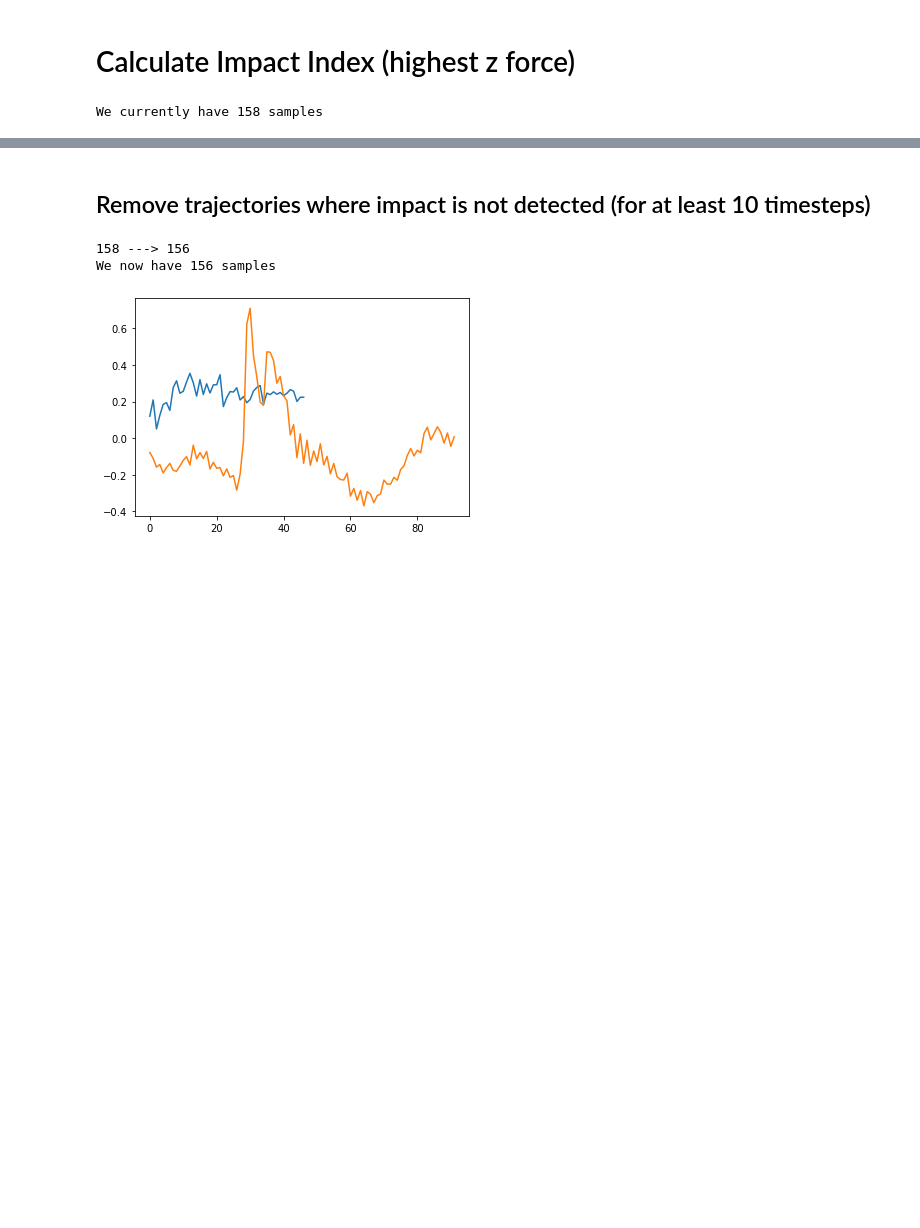
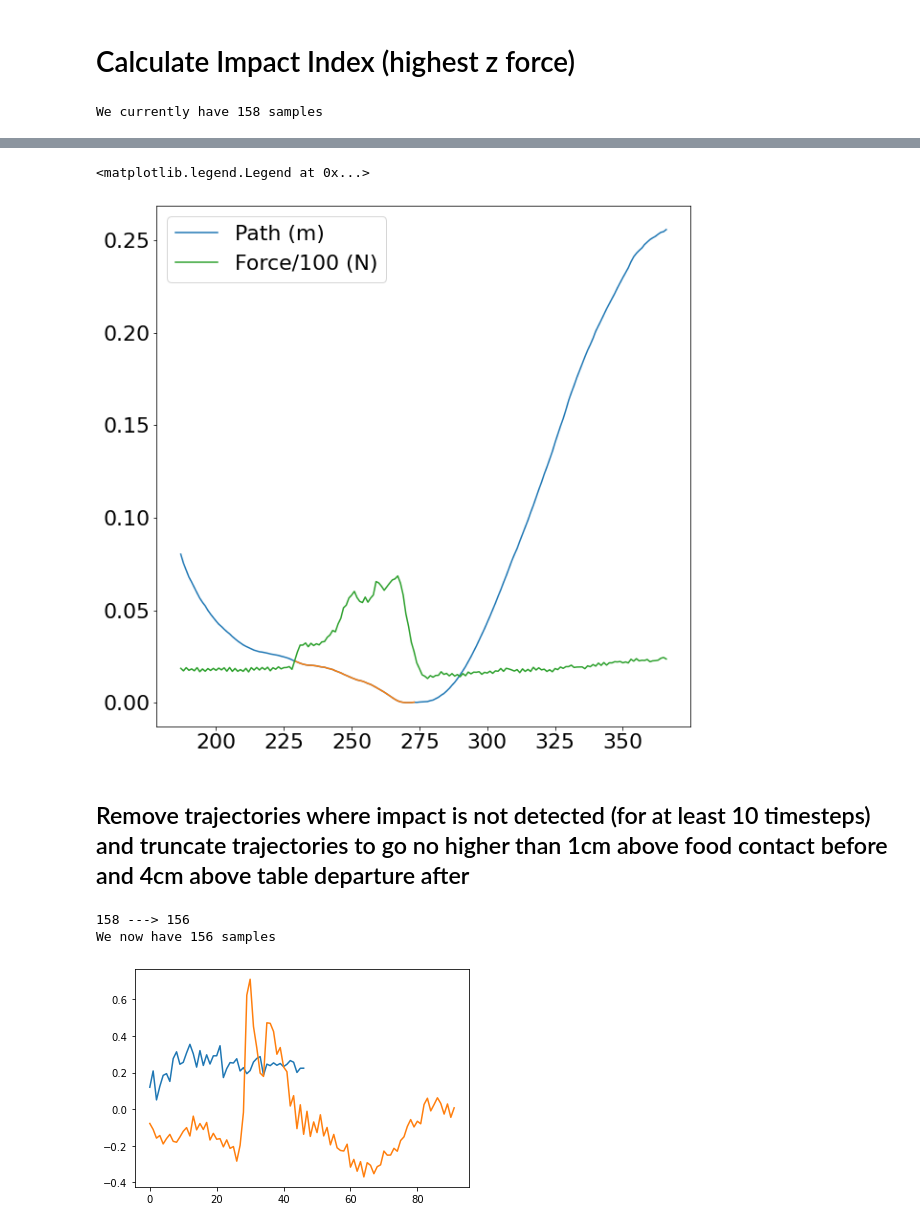
Before and after one commit to travers-rhodes/IROS2022CurvVAE, a Jupyter notebook: notebooks/2022-01-28 IROS2022 Clean Fork Pickup Data.ipynb, the cells around one changed output, grey strips where cells are left out. Saved outputs shown, nothing was run; the diff lists cells and outputs as text; code cells hidden in the pictures; blank space fills up the shorter version.

```diff
--- a/notebooks/2022-01-28 IROS2022 Clean Fork Pickup Data.ipynb
+++ b/notebooks/2022-01-28 IROS2022 Clean Fork Pickup Data.ipynb
@@ -528,8 +526,23 @@ for d in impact_labeled_data:
     d["end_touch_index"] = end_touch_ind
     d["start_tscores"] = np.array(start_tscores)
     d["end_tscores"] = np.array(end_tscores[::-1])
+# %%
+f = plt.figure(figsize=(10,10))
+dat = impact_labeled_data[0]
+sti = dat["start_touch_index"]
+eti = dat["end_touch_index"]
+si = dat["start_index"]
+ei = dat["end_index"]
+tableh = np.min(dat["tip_pos_array"][:,2])
+plt.plot(np.arange(si,ei),dat["tip_pos_array"][si:ei,2]-tableh,label= "Path (m)")
+plt.plot(np.arange(sti,eti),dat["tip_pos_array"][sti:eti,2]-tableh)
+plt.plot(np.arange(si,ei),dat["raw"]["F_zN"][si:ei]/100,label="Force/100 (N)")
+plt.legend()
+# %% [output]
+<matplotlib.legend.Legend at 0x...>
+[figure, added]
 # %% [markdown]
-## Remove trajectories where impact is not detected (for at least 10 timesteps)
+## Remove trajectories where impact is not detected (for at least 10 timesteps) and truncate trajectories to go no higher than 1cm above food contact before and 4cm above table departure after
 # %%
 trunc_clean_labeled_data = []
 for d in impact_labeled_data:
```
Also changed, not shown: parts of 17 cells of this notebook, 2 other files.
